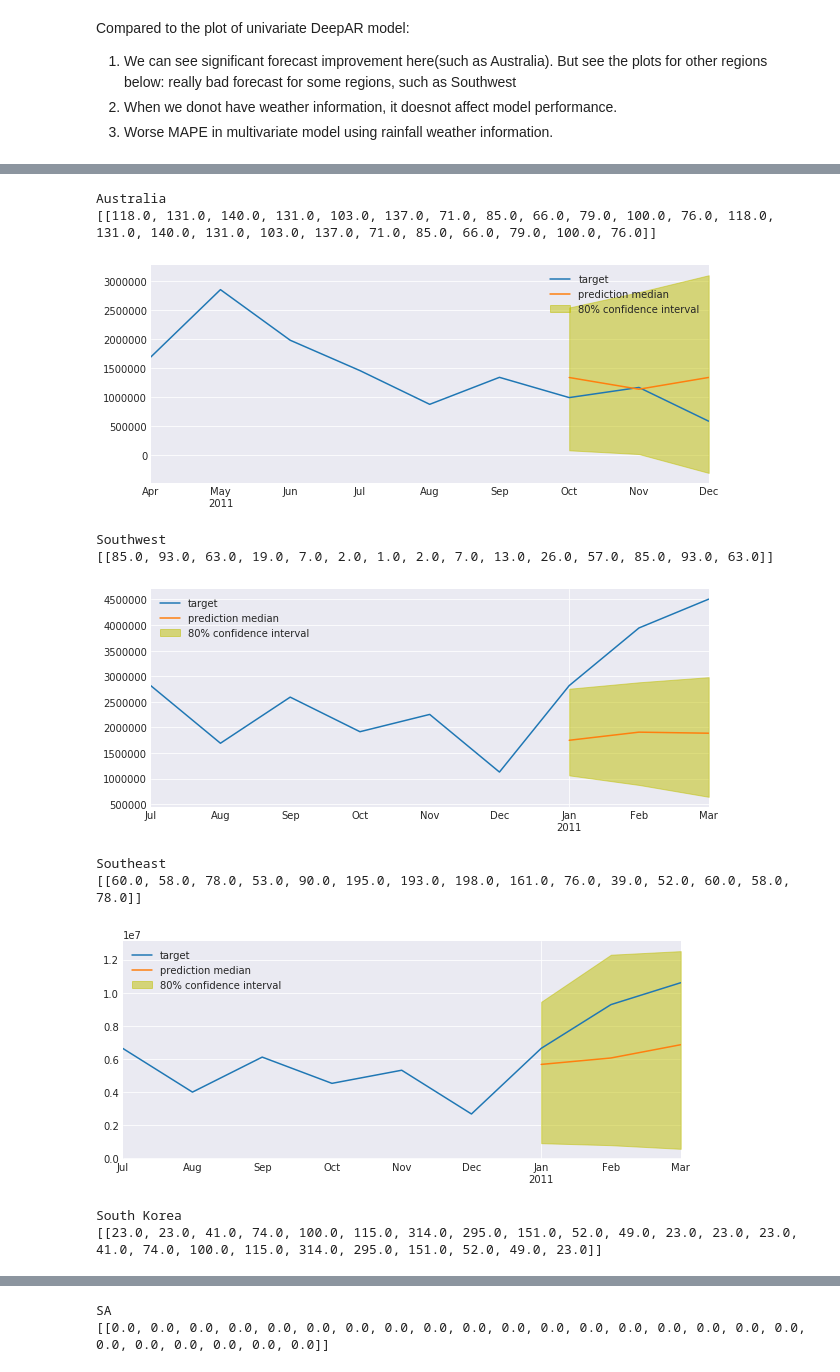
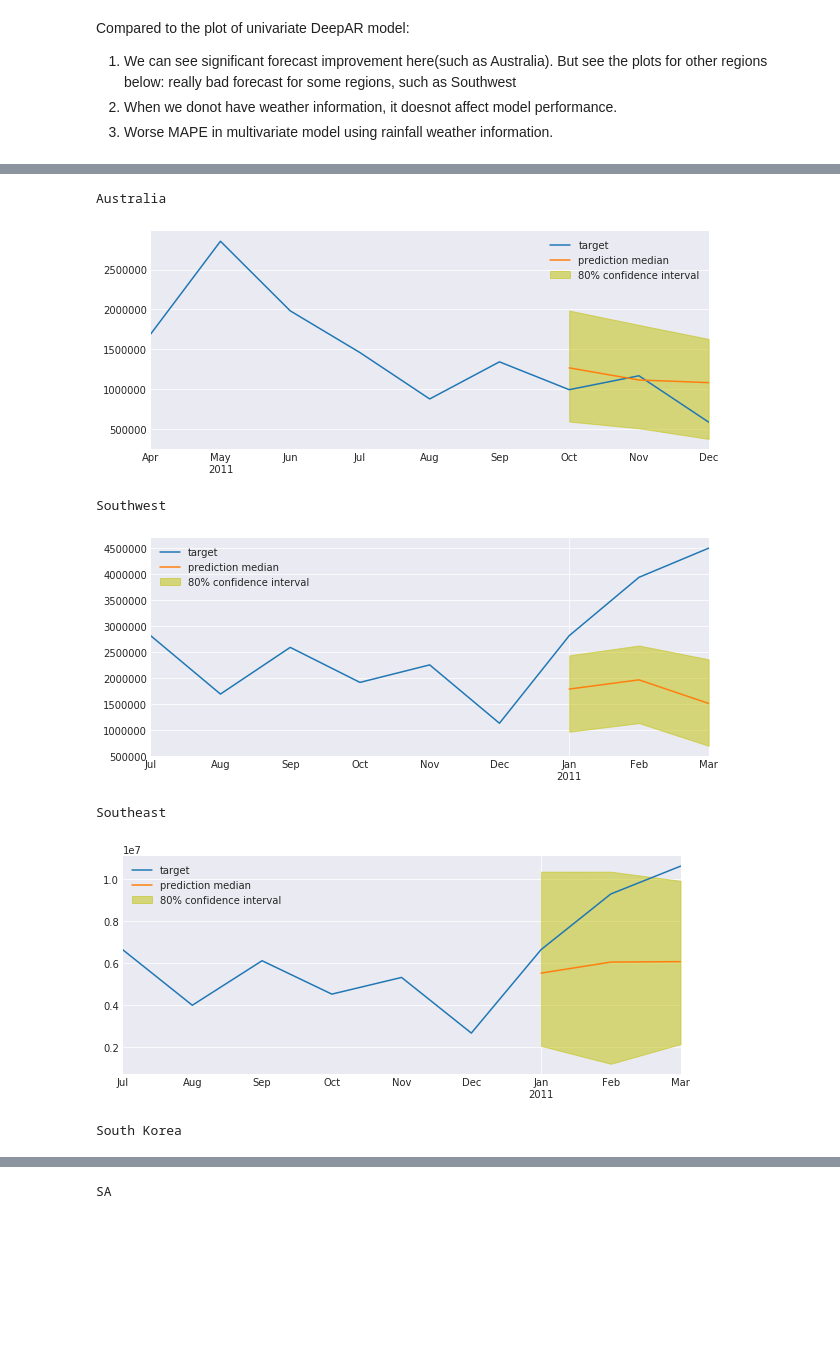
Before and after one commit to YiranJing/AWS-BigData-application, a Jupyter notebook: AWS_Forecast_GolfwithWeather/notebook/Multivariate_DeepAR_Train_Deploy_Validation.ipynb, the cells around one changed output, grey strips where cells are left out. Drawn from its saved outputs; the diff is of its cells as text; code cells hidden in the pictures; blank space fills up the shorter version.

```diff
--- a/AWS_Forecast_GolfwithWeather/notebook/Multivariate_DeepAR_Train_Deploy_Validation.ipynb
+++ b/AWS_Forecast_GolfwithWeather/notebook/Multivariate_DeepAR_Train_Deploy_Validation.ipynb
@@ -263,7 +298,14 @@ count = 0
 with open("train.json", 'wb') as f: # wb means write bytes
     for ts in time_series_training:
         cat = count
-        dynamic_feat_region = list(dynamic_feat_training[cat])
+        dynamic_feat_region = []
+        dynamic_feat_region.append(list(dynamic_feat_high_training[cat]))
+        dynamic_feat_region.append(list(dynamic_feat_low_training[cat]))
+        dynamic_feat_region.append(list(dynamic_feat_rainfall_training[cat]))
+        dynamic_feat_region.append(list(dynamic_feat_snowfall_training[cat]))
+        dynamic_feat_region.append(list(dynamic_feat_daylight_hours_training[cat]))
+
+
         #print(series_to_jsonline(ts,cat=cat, dynamic_feat=dynamic_feat_region))
         f.write(series_to_jsonline(ts,cat=cat, dynamic_feat=dynamic_feat_region).encode(encoding))
         f.write('\n'.encode(encoding))
@@ -273,7 +315,13 @@ with open("test.json", 'wb') as f: # wb means write bytes
     for ts in time_series:
         cat = count
         #print(series_to_jsonline(ts,cat=cat,dynamic_feat=dynamic_feat_region))
-        dynamic_feat_region = list(dynamic_feat[cat])
+        dynamic_feat_region = []
+        dynamic_feat_region.append(list(dynamic_feat_high[cat]))
+        dynamic_feat_region.append(list(dynamic_feat_low[cat]))
+        dynamic_feat_region.append(list(dynamic_feat_rainfall[cat]))
+        dynamic_feat_region.append(list(dynamic_feat_snowfall[cat]))
+        dynamic_feat_region.append(list(dynamic_feat_daylight_hours[cat]))
+
         f.write(series_to_jsonline(ts,cat=cat, dynamic_feat=dynamic_feat_region).encode(encoding))
         f.write('\n'.encode(encoding))
         count +=1
@@ -293,7 +341,7 @@ estimator = sagemaker.estimator.Estimator(
     role=role,
     train_instance_count=1,
     train_instance_type='ml.c4.xlarge',
-    base_job_name='Sagemaker-DeepAR-Golf-rainfall',
+    base_job_name='Sagemaker-DeepAR-Golf-all-weatherdata',
     output_path="s3://" + s3_output_path
 )
 # %% [markdown]
@@ -446,10 +494,15 @@ for key in region_num:
     #print(key)
 
     dynamic_feat_1 = []
-    dynamic_feat_1.append(list(dynamic_feat[0]))
+    dynamic_feat_1.append(list(dynamic_feat_high[i]))
+    dynamic_feat_1.append(list(dynamic_feat_low[i]))
+    dynamic_feat_1.append(list(dynamic_feat_rainfall[i]))
+    dynamic_feat_1.append(list(dynamic_feat_snowfall[i]))
+    dynamic_feat_1.append(list(dynamic_feat_daylight_hours[i]))
+
 
     # DeepAR prediction
-    list_of_df = predictor.predict(time_series_training[i:(i+1)],cat = str(i),dynamic_feat = dynamic_feat_1) # plot the first region Australia
+    list_of_df = predictor.predict(time_series_training[i:(i+1)],cat = str(i),dynamic_feat = [dynamic_feat_1]) # plot the first region Australia
     actual_data = time_series[i:(i+1)]
 
     # genterate origin data
@@ -505,10 +558,14 @@ for k in range(len(time_series_training[0])):
     origin_data.append(x)
 # %%
 dynamic_feat_1 = []
-dynamic_feat_1.append(list(dynamic_feat[0]))
+dynamic_feat_1.append(list(dynamic_feat_high[0]))
+dynamic_feat_1.append(list(dynamic_feat_low[0]))
+dynamic_feat_1.append(list(dynamic_feat_rainfall[0]))
+dynamic_feat_1.append(list(dynamic_feat_snowfall[0]))
+dynamic_feat_1.append(list(dynamic_feat_daylight_hours[0]))
 
 list_of_df = predictor.predict(time_series_training[0:1],cat = '0',
-                               dynamic_feat = dynamic_feat_1) # plot the first region Australia
+                               dynamic_feat = [dynamic_feat_1]) # plot the first region Australia
 
 actual_data = time_series[0:1]
 
@@ -528,43 +585,42 @@ for k in range(len(list_of_df)):
 plot All regions
 """
 for key in region_num:
     i = int(region_num[key])
     print(key)
 
     # genterate origin data
     origin_data = []
     for k in range(len(time_series_training[i])):
         x = pd.Series(data = time_series_training[i][k], index= [time_series_training[i].index[k]])
         origin_data.append(x)
 
     # get the list for dynamic_feat
     dynamic_feat_1 = []
-    dynamic_feat_1.append(list(dynamic_feat[int(i)]))
-    print(dynamic_feat_1)
+    dynamic_feat_1.append(list(dynamic_feat_high[i]))
+    dynamic_feat_1.append(list(dynamic_feat_low[i]))
+    dynamic_feat_1.append(list(dynamic_feat_rainfall[i]))
+    dynamic_feat_1.append(list(dynamic_feat_snowfall[i]))
+    dynamic_feat_1.append(list(dynamic_feat_daylight_hours[i]))
 
     # DeepAR prediction
-    list_of_df = predictor.predict(time_series_training[i:(i+1)],cat = str(i), dynamic_feat = dynamic_feat_1) # plot the first region Australia
+    list_of_df = predictor.predict(time_series_training[i:(i+1)],cat = str(i), dynamic_feat = [dynamic_feat_1]) # plot the first region Australia
     actual_data = time_series[i:(i+1)]
 
     # plot
     for k in range(len(list_of_df)):
         plt.figure(figsize=(10,4))
         actual_data[k][-prediction_length-context_length:].plot(label='target')
         p10 = list_of_df[k]['0.1']
         p90 = list_of_df[k]['0.9']
         plt.fill_between(p10.index, p10, p90, color='y', alpha=0.5, label='80% confidence interval')
         list_of_df[k]['0.5'].plot(label='prediction median')
         plt.legend()
         plt.show()
 # %% [output]
 Australia
-[[118.0, 131.0, 140.0, 131.0, 103.0, 137.0, 71.0, 85.0, 66.0, 79.0, 100.0, 76.0, 118.0, 131.0, 140.0, 131.0, 103.0, 137.0, 71.0, 85.0, 66.0, 79.0, 100.0, 76.0]]
-[figure, old version]
+[figure, new version]
 Southwest
-[[85.0, 93.0, 63.0, 19.0, 7.0, 2.0, 1.0, 2.0, 7.0, 13.0, 26.0, 57.0, 85.0, 93.0, 63.0]]
-[figure, old version]
+[figure, new version]
 Southeast
-[[60.0, 58.0, 78.0, 53.0, 90.0, 195.0, 193.0, 198.0, 161.0, 76.0, 39.0, 52.0, 60.0, 58.0, 78.0]]
-[figure, old version]
+[figure, new version]
 South Korea
-[[23.0, 23.0, 41.0, 74.0, 100.0, 115.0, 314.0, 295.0, 151.0, 52.0, 49.0, 23.0, 23.0, 23.0, 41.0, 74.0, 100.0, 115.0, 314.0, 295.0, 151.0, 52.0, 49.0, 23.0]]
@@ -572,2 +628 @@ South Korea
 SA
-[[0.0, 0.0, 0.0, 0.0, 0.0, 0.0, 0.0, 0.0, 0.0, 0.0, 0.0, 0.0, 0.0, 0.0, 0.0, 0.0, 0.0, 0.0, 0.0, 0.0, 0.0, 0.0, 0.0, 0.0]]
```
Also changed, not shown: parts of 19 cells of this notebook, 1 other file.
